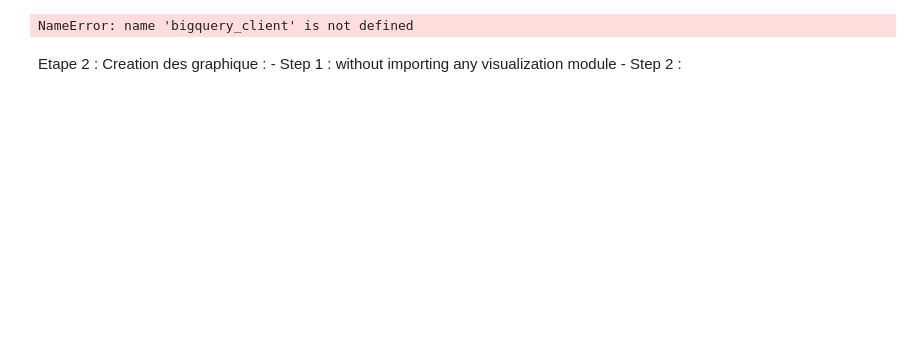
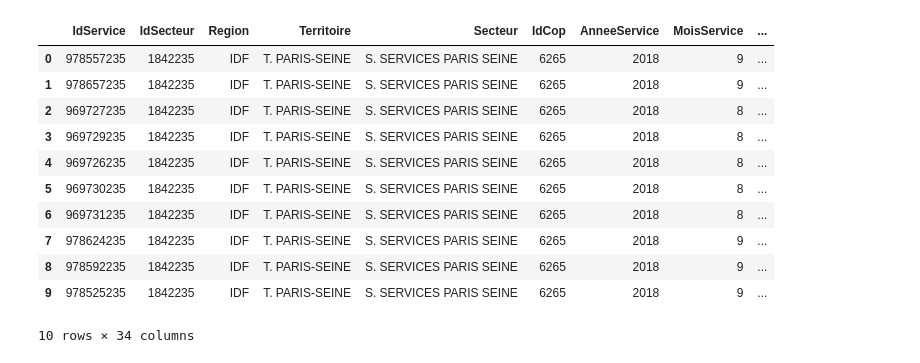
Before and after one commit to saidteste/V_APP, a Jupyter notebook: V.ipynb, the cells around one changed output. Cells and saved outputs as stored; diff of their text form; code cells hidden in the pictures; blank space fills up the shorter version.

```diff
--- a/V.ipynb
+++ b/V.ipynb
@@ -60,12 +34,41 @@ SELECT * FROM `job-interview-bidmfj.DataFrame.TesteData`
-# %%
-query_job = bigquery_client.query(Query)
-df = query_job.to_dataframe()
-# %% [output]
-NameError: name 'bigquery_client' is not defined
-# %% [markdown]
-Etape 2 : Creation des graphique :
-    - Step 1 : without importing any visualization module
-    - Step 2 :
+# %%
+from google.cloud import bigquery
+
+bigquery_client = bigquery.Client(project='job-interview-bidmfj')
+Query = """
+SELECT *
+FROM  `job-interview-bidmfj.DataFrame.V_APP_DATA1`
+"""
+
+Query_Collecte_IDF = """
+SELECT *
+FROM  `job-interview-bidmfj.DataFrame.COLLECTE_IDF`
+"""
+# %%
+#---- Query 1
+query_job=bigquery_client.query(Query) #API request
+df = query_job.to_dataframe() #convert the result of request to DataFrame
+# df.column()
+df.head(10)
+
+# ---- Query 2
+query_job=bigquery_client.query(Query_Collecte_IDF)
+df_2 = query_job.to_dataframe()
+# df.column()
+df_2.head(10)
+# %% [output]
+|  | IdService | IdSecteur | Region | Territoire | Secteur | IdCop | AnneeService | MoisService | ... |
+| 0 | 978557235 | 1842235 | IDF | T. PARIS-SEINE | S. SERVICES PARIS SEINE | 6265 | 2018 | 9 | ... |
+| 1 | 978657235 | 1842235 | IDF | T. PARIS-SEINE | S. SERVICES PARIS SEINE | 6265 | 2018 | 9 | ... |
+| 2 | 969727235 | 1842235 | IDF | T. PARIS-SEINE | S. SERVICES PARIS SEINE | 6265 | 2018 | 8 | ... |
+| 3 | 969729235 | 1842235 | IDF | T. PARIS-SEINE | S. SERVICES PARIS SEINE | 6265 | 2018 | 8 | ... |
+| 4 | 969726235 | 1842235 | IDF | T. PARIS-SEINE | S. SERVICES PARIS SEINE | 6265 | 2018 | 8 | ... |
+| 5 | 969730235 | 1842235 | IDF | T. PARIS-SEINE | S. SERVICES PARIS SEINE | 6265 | 2018 | 8 | ... |
+| 6 | 969731235 | 1842235 | IDF | T. PARIS-SEINE | S. SERVICES PARIS SEINE | 6265 | 2018 | 8 | ... |
+| 7 | 978624235 | 1842235 | IDF | T. PARIS-SEINE | S. SERVICES PARIS SEINE | 6265 | 2018 | 9 | ... |
+| 8 | 978592235 | 1842235 | IDF | T. PARIS-SEINE | S. SERVICES PARIS SEINE | 6265 | 2018 | 9 | ... |
+| 9 | 978525235 | 1842235 | IDF | T. PARIS-SEINE | S. SERVICES PARIS SEINE | 6265 | 2018 | 9 | ... |
+10 rows × 34 columns
 # %%
 from pandas_profiling import ProfileReport
 import pandas as pd
```
Also changed, not shown: parts of 28 cells of this notebook.
